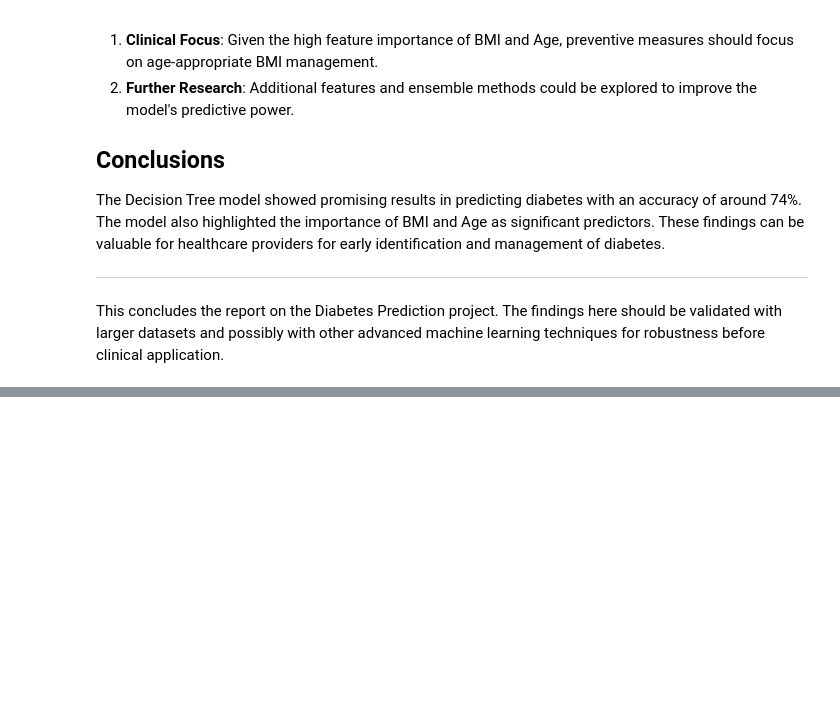
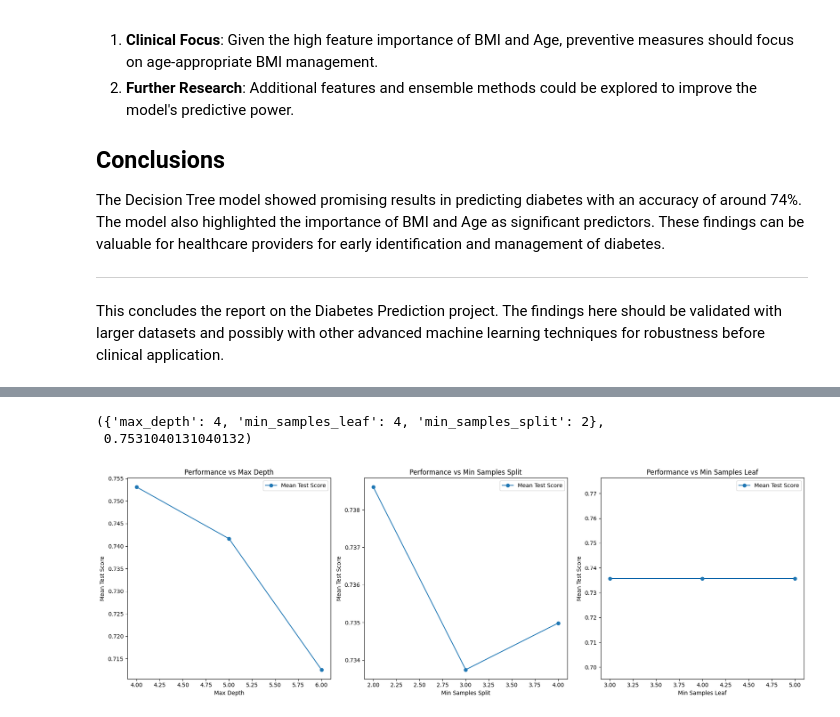
Before and after one commit to JernauMoratGurgeh666/Diabetes_Analysis, a Jupyter notebook: Diabetes_Challenge.ipynb, the cells around one changed output, grey strips where cells are left out. Cells and saved outputs as stored; diff of their text form; code cells hidden in the pictures; blank space fills up the shorter version.

```diff
--- a/Diabetes_Challenge.ipynb
+++ b/Diabetes_Challenge.ipynb
@@ -483,0 +867,59 @@ This concludes the report on the Diabetes Prediction project. The findings here
+# %%
+# Define a narrower range of hyperparameters based on the initial best parameters
+param_grid_narrow = {
+    'max_depth': [4, 5, 6],
+    'min_samples_split': [2, 3, 4],
+    'min_samples_leaf': [3, 4, 5]
+}
+
+# Initialize GridSearchCV with 5-fold cross-validation for the narrowed search space
+grid_search_narrow = GridSearchCV(decision_tree_model, param_grid_narrow, cv=5, scoring='accuracy')
+
+# Perform the focused grid search
+grid_search_narrow.fit(X_train_2022_12_13, y_train_2022_12_13)
+
+# Get the best parameters and the associated score from the narrowed search
+final_best_params = grid_search_narrow.best_params_
+final_best_score = grid_search_narrow.best_score_
+
+final_best_params, final_best_score
+# %% [output]
+({'max_depth': 4, 'min_samples_leaf': 4, 'min_samples_split': 2},
+ 0.7531040131040132)
+# %%
+# Extract the performance metrics for the hyperparameters
+scores_matrix = cv_results['mean_test_score'].reshape(3, 3, 3)
+
+# Extract unique values for each hyperparameter from the grid
+max_depth_values = np.unique(cv_results['param_max_depth'].data)
+min_samples_split_values = np.unique(cv_results['param_min_samples_split'].data)
+min_samples_leaf_values = np.unique(cv_results['param_min_samples_leaf'].data)
+
+# Create plots
+fig, axes = plt.subplots(1, 3, figsize=(18, 6))
+
+# Plotting for max_depth
+axes[0].plot(max_depth_values, scores_matrix.mean(axis=(1, 2)), 'o-', label='Mean Test Score')
+axes[0].set_title('Performance vs Max Depth')
+axes[0].set_xlabel('Max Depth')
+axes[0].set_ylabel('Mean Test Score')
+axes[0].legend()
+
+# Plotting for min_samples_split
+axes[1].plot(min_samples_split_values, scores_matrix.mean(axis=(0, 2)), 'o-', label='Mean Test Score')
+axes[1].set_title('Performance vs Min Samples Split')
+axes[1].set_xlabel('Min Samples Split')
+axes[1].set_ylabel('Mean Test Score')
+axes[1].legend()
+
+# Plotting for min_samples_leaf
+axes[2].plot(min_samples_leaf_values, scores_matrix.mean(axis=(0, 1)), 'o-', label='Mean Test Score')
+axes[2].set_title('Performance vs Min Samples Leaf')
+axes[2].set_xlabel('Min Samples Leaf')
+axes[2].set_ylabel('Mean Test Score')
+axes[2].legend()
+
+plt.tight_layout()
+plt.show()
+# %% [output]
+[figure, added]
```
Also changed, not shown: parts of 22 cells of this notebook, 5 other files.
